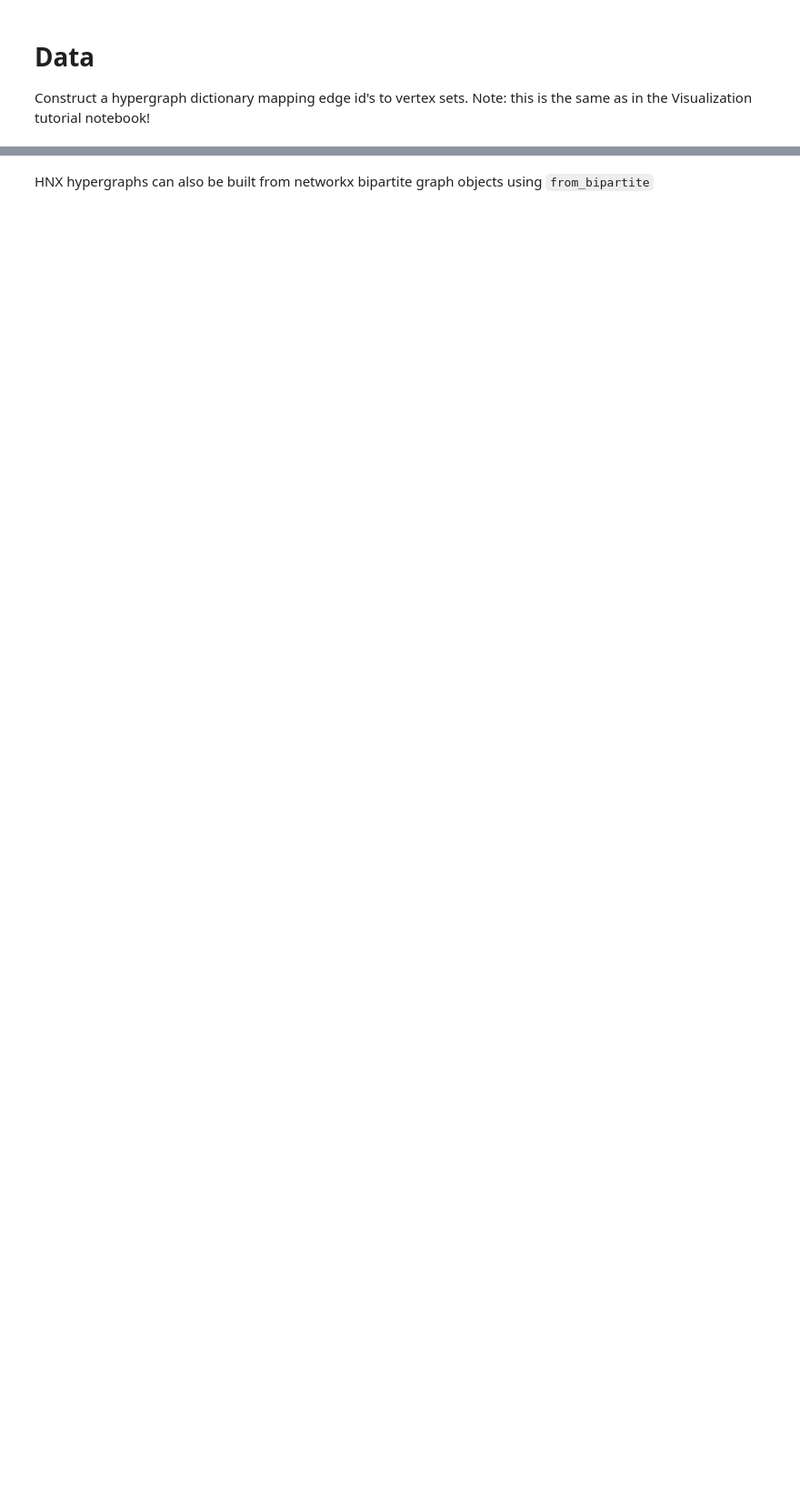
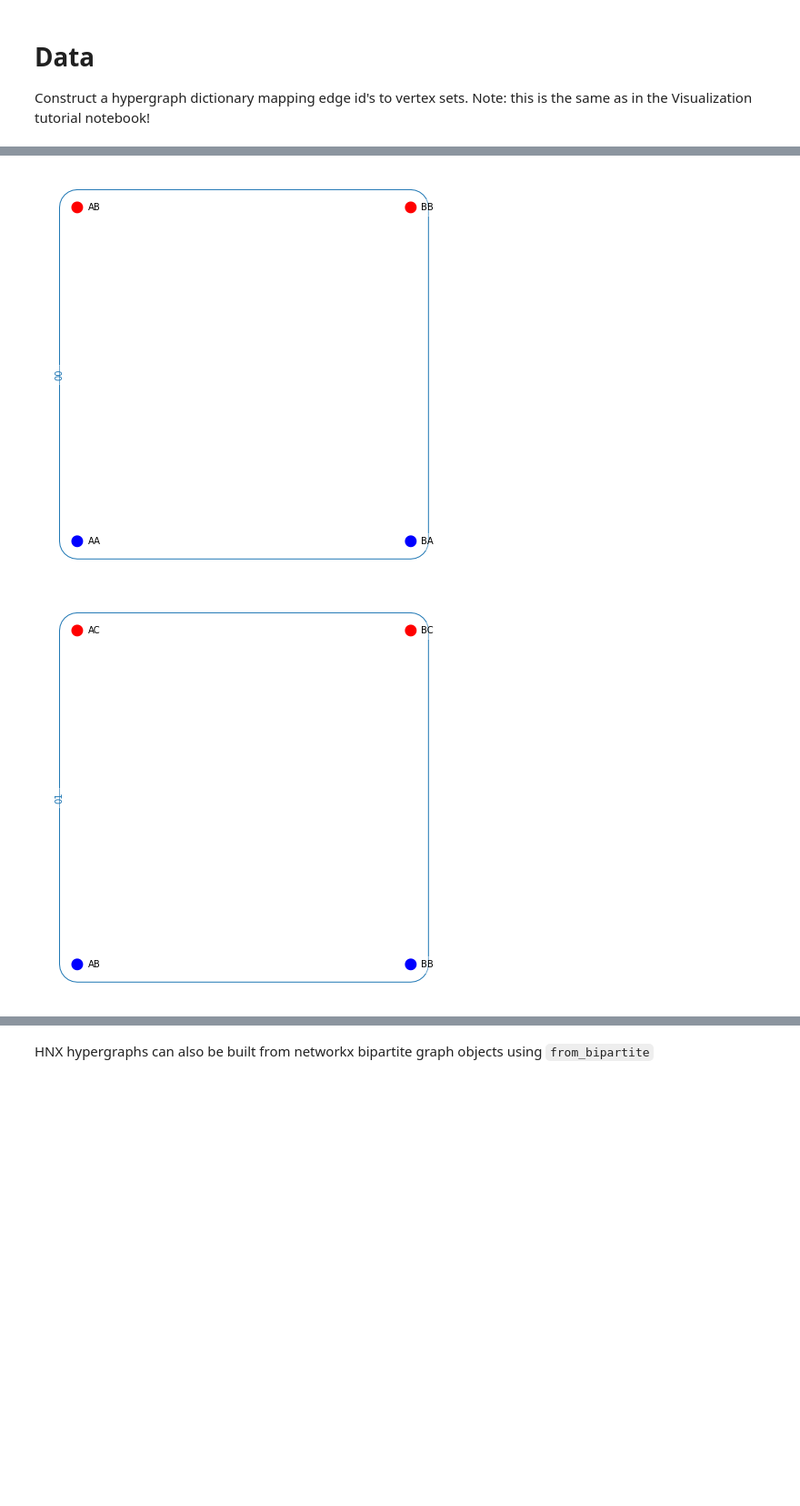
Before and after one commit to leoncyao/CSC494, a Jupyter notebook: Tutorial 1 - HNX Basics.ipynb, the cells around one changed output, grey strips where cells are left out. Shown: that part at 91% size. Cells and saved outputs as stored; diff of their text form; code cells hidden in the pictures; blank space fills up the shorter version.

```diff
--- a/Tutorial 1 - HNX Basics.ipynb
+++ b/Tutorial 1 - HNX Basics.ipynb
@@ -68,0 +80,27 @@ hnx.draw(H2)
+# %%
+
+# encoding = {0 : 'A', 1 : 'B', 2: 'C'}
+# lone = {}
+# for i in range(3):
+#     for j in range(3):
+#         lone[str(i) + str(j)] = encoding[i] + encoding[j]
+
+
+# for node in H3.nodes:
+#     print(node)
+#
+for i in range(3):
+    for j in range(3):
+#         temp = lone.copy()
+#         temp[str(i) + str(j)] = scenes2[str(i) + str(j)]
+        H2 = hnx.Hypergraph({ str(i) + str(j) : scenes2[str(i) + str(j)]})
+#         H2 = hnx.Hypergraph(temp)
+#         H2 = hnx.Hypergraph(scenes2)
+        plt.figure(3 * i + j)
+        hnx.draw(H2,pos,with_node_counts=True,nodes_kwargs={
+                     'facecolors': ['red' if v % 2 == 1 else 'blue' for v in range(9)]})
+
+#         scenes2[k].
+# %% [output]
+[figure, added]
+[figure, added]
```
Also changed, not shown: parts of 6 cells of this notebook, 4 other files.
